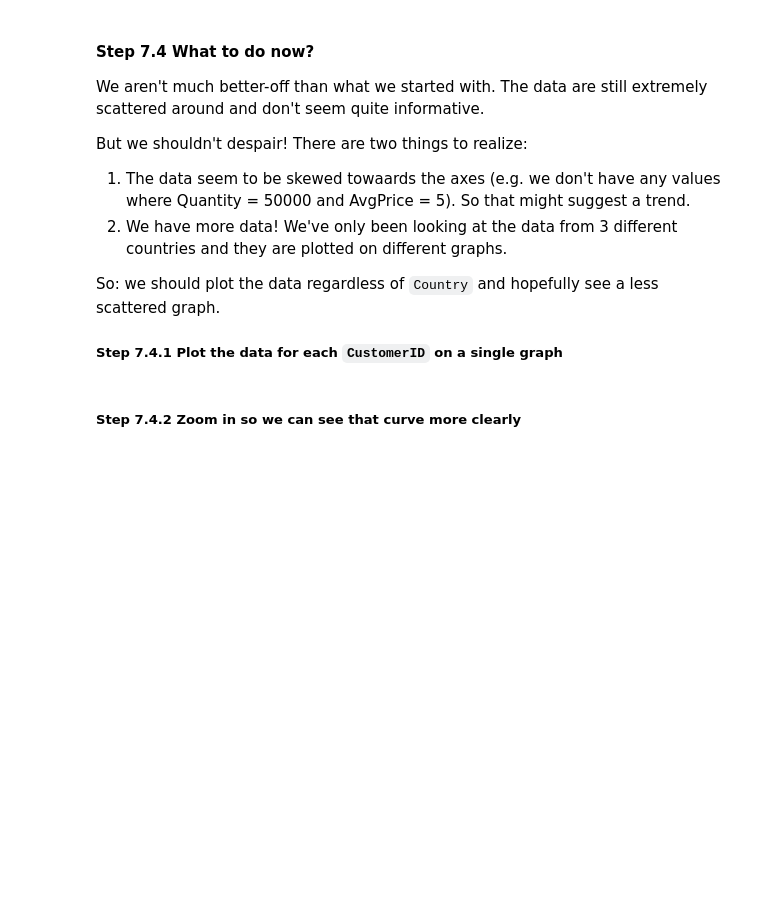
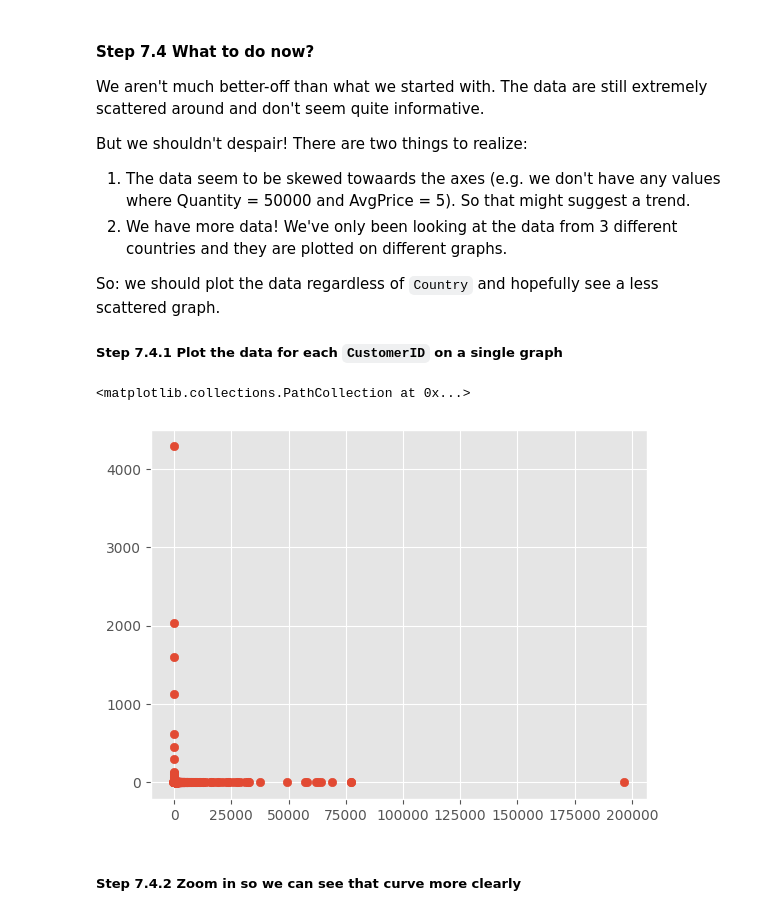
Before and after one commit to LiamFer/Data_Science-Exercises, a Jupyter notebook: Pandas/content/07_Visualization/Online_Retail/Exercises.ipynb, the cells around one changed output. Saved outputs shown, nothing was run; the diff lists cells and outputs as text; code cells hidden in the pictures; blank space fills up the shorter version.

```diff
--- a/Pandas/content/07_Visualization/Online_Retail/Exercises.ipynb
+++ b/Pandas/content/07_Visualization/Online_Retail/Exercises.ipynb
@@ -235,5 +225,13 @@ There are two things to realize:
 So: we should plot the data regardless of `Country` and hopefully see a less scattered graph.
 
 ##### Step 7.4.1 Plot the data for each `CustomerID` on a single graph
+# %%
+groupCustom = online_rt.groupby("CustomerID")[['Revenue','Quantity']].sum()
+avgPrice = groupCustom.Revenue/groupCustom.Quantity
+
+plt.scatter(groupCustom.Quantity,avgPrice)
+# %% [output]
+<matplotlib.collections.PathCollection at 0x...>
+[figure, added]
 # %% [markdown]
 ##### Step 7.4.2 Zoom in so we can see that curve more clearly
```
Also changed, not shown: parts of 4 cells of this notebook, 1 other file.
